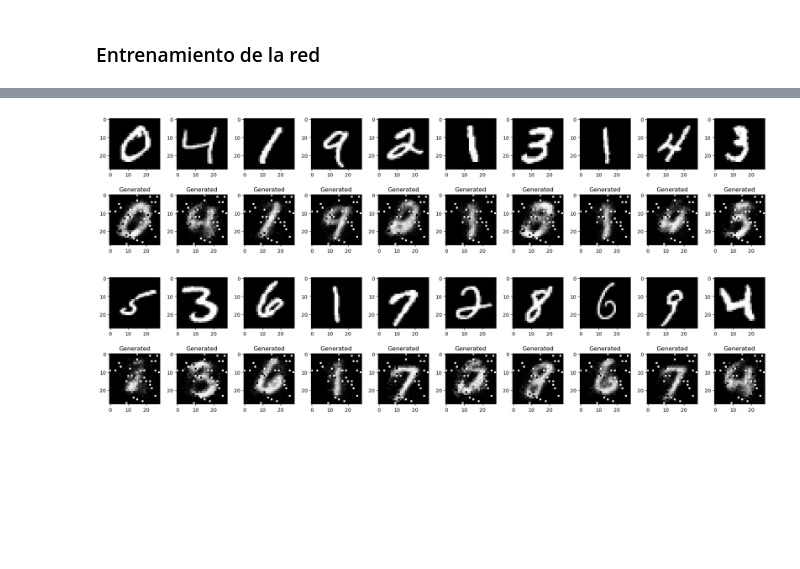
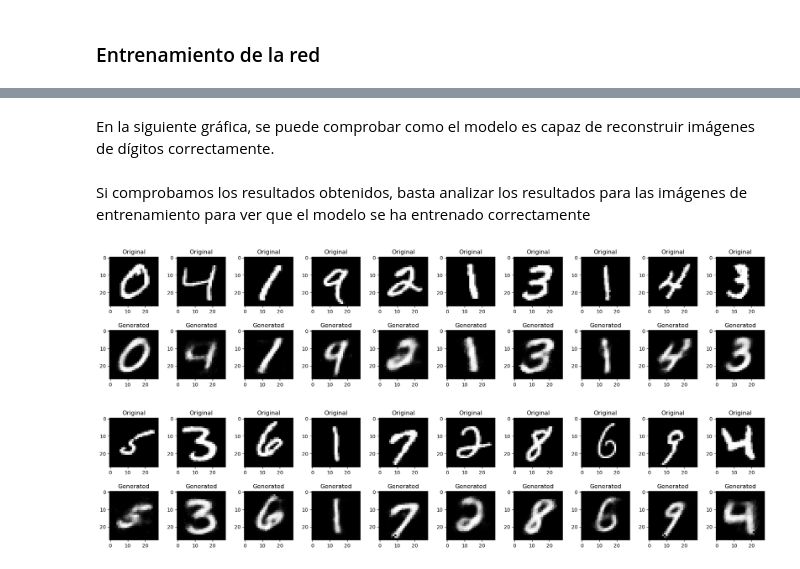
Before and after one commit to ricardocardn/NeuralNetworkImplementation, a Jupyter notebook: tests.ipynb, the cells around one changed output, grey strips where cells are left out. Drawn from its saved outputs; the diff is of its cells as text; code cells hidden in the pictures; blank space fills up the shorter version.

Commit message:
Implementación de autoencoder de eliminación de ruido

```diff
--- a/tests.ipynb
+++ b/tests.ipynb
@@ -202,12 +198,10 @@ plt.show()
 # %%
-nn = NeuralNetwork()
-nn.set(SequentialLayer(784, 128, activation=activation_functions.sigmoid,
+Autoencoder = NeuralNetwork()
+Autoencoder.set(SequentialLayer(784, 128, activation=activation_functions.sigmoid,
                                 activation_derivate=activation_functions.sigmoid_derivate))
-nn.set(SequentialLayer(128, 15, activation=activation_functions.sigmoid,
+Autoencoder.set(SequentialLayer(128, 9, activation=activation_functions.sigmoid,
                                 activation_derivate=activation_functions.sigmoid_derivate))
-nn.set(SequentialLayer(15, 128, activation=activation_functions.sigmoid,
+Autoencoder.set(SequentialLayer(9, 128, activation=activation_functions.sigmoid,
                                 activation_derivate=activation_functions.sigmoid_derivate))
-nn.set(SequentialLayer(128, 784, activation=activation_functions.sigmoid,
+Autoencoder.set(SequentialLayer(128, 784, activation=activation_functions.sigmoid,
                                 activation_derivate=activation_functions.mse_derivate))
-
-(x_train, y_train), (x_test, y_test) = mnist.load_data()
@@ -214,5 +214,7 @@ nn.set(SequentialLayer(128, 784, activation=activation_functions.sigmoid,
 # %%
-x_train = x_train[:1000].reshape((-1, 28*28))
+(x_train, y_train), (x_test, y_test) = mnist.load_data()
+
+x_train = x_train[:10000].reshape((-1, 28*28))
 x_train = x_train.astype('float64')/255
 
 x_test = x_test.reshape((-1, 28*28))
@@ -234,12 +249,15 @@ KeyboardInterrupt:
+# %% [markdown]
+En la siguiente gráfica, se puede comprobar como el modelo es capaz de reconstruir imágenes de dígitos correctamente.
 # %%
-def print_images(init_pos, n):
+def print_images(init_pos, n, x_train, model, save=False, name=None):
     plt.figure(figsize=(19, 4))
     plt.gray()
 
-    output = [nn.feedfoward(x_train[i]).reshape(28, 28) for i in range(init_pos, init_pos + n)]
+    output = [model.feedfoward(x_train[i]).reshape(28, 28) for i in range(init_pos, init_pos + n)]
 
     for i, item in enumerate(x_train[init_pos:init_pos + n]):
         plt.subplot(2, n, i + 1)
+        plt.title(f'Original')
         item = item.reshape(-1, 28, 28)
         plt.imshow(item[0])
 
@@ -251,10 +269,13 @@ def print_images(init_pos, n):
 
     plt.tight_layout()
     plt.subplots_adjust(hspace=0.5)
+    if save == True and name != None: plt.savefig(f'images/{name}.png')
     plt.show()
-
-print_images(1, 10)
-print_images(11, 10)
-# %% [output]
-[figure, removed]
-[figure, removed]
+# %% [markdown]
+Si comprobamos los resultados obtenidos, basta analizar los resultados para las imágenes de entrenamiento para ver que el modelo se ha entrenado correctamente
+# %%
+print_images(1, 10, x_train, Autoencoder)
+print_images(11, 10, x_train, Autoencoder)
+# %% [output]
+[figure, added]
+[figure, added]
```
Also changed, not shown: parts of 38 cells of this notebook, 51 other files.
